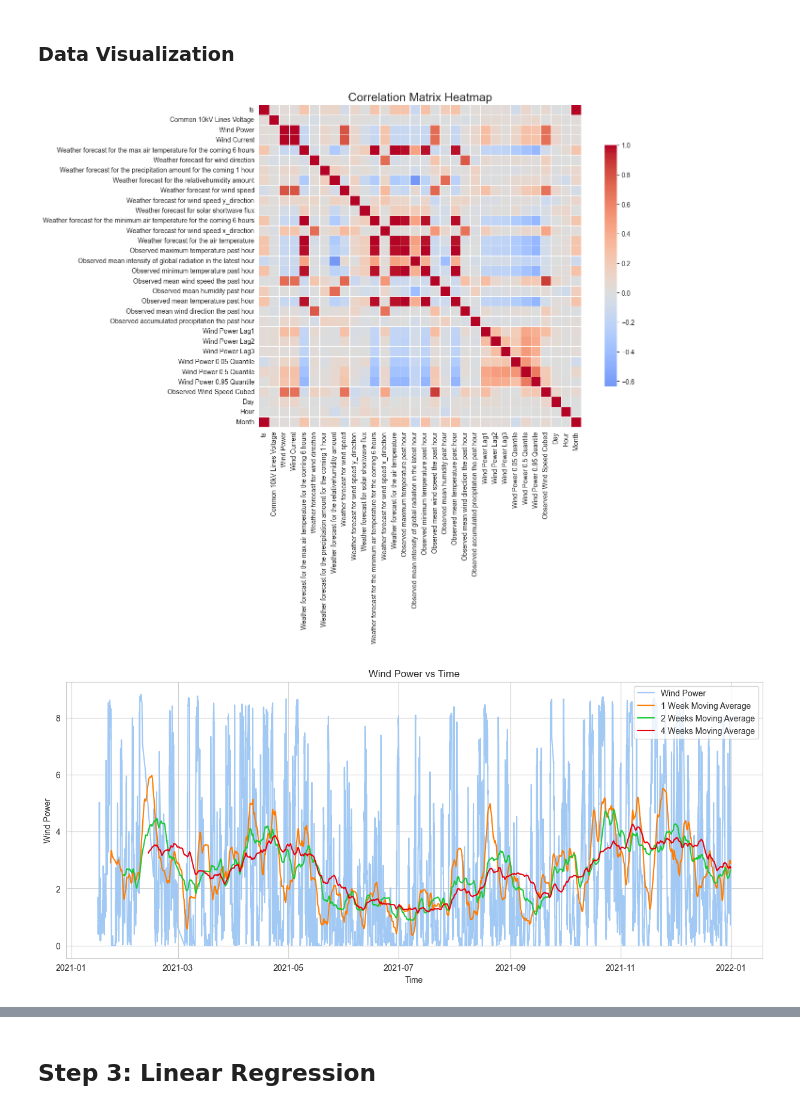
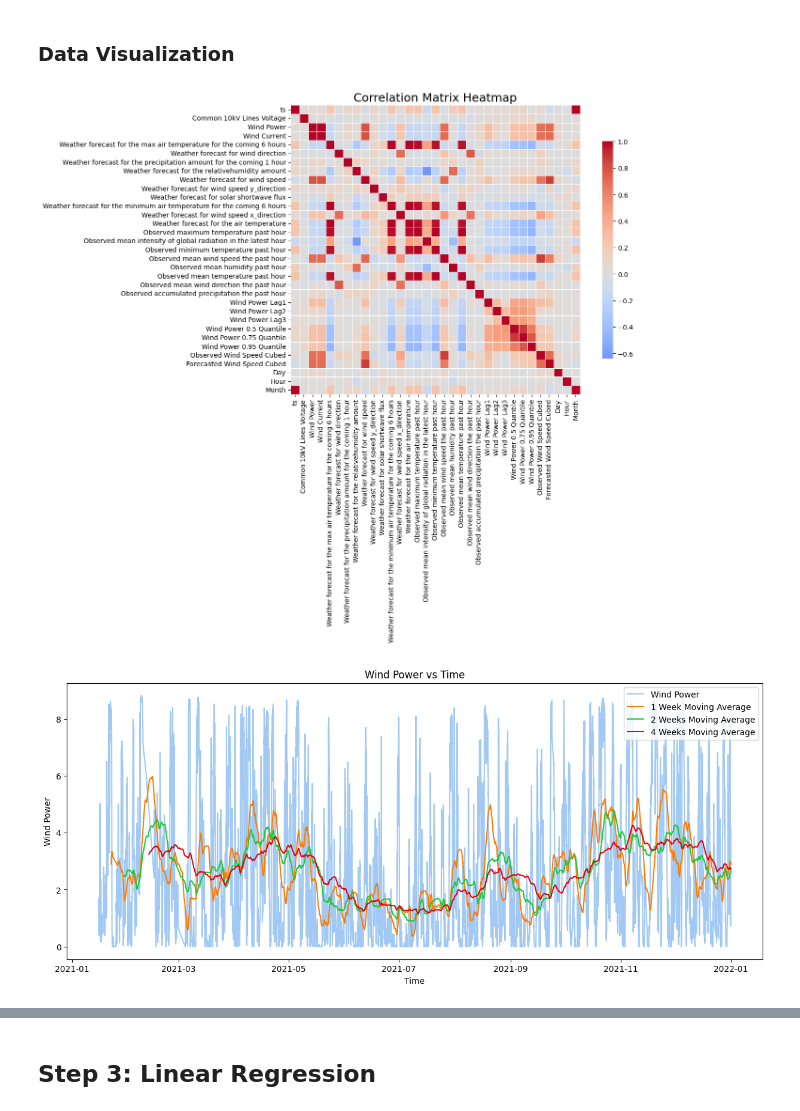
Before and after one commit to Max-f123/Machine_Learning_in_Energy_Systems, a Jupyter notebook: Test 21.ipynb, the cells around one changed output, grey strips where cells are left out. Cells and saved outputs as stored; diff of their text form; code cells hidden in the pictures.

```diff
--- a/Test 21.ipynb
+++ b/Test 21.ipynb
@@ -32,7 +32,7 @@ network['ts'] = pd.to_datetime(network['ts'])
 
 # Resample network_manager data to hourly intervals (average the data)
 network = network.set_index('ts')
-network = network.resample('H').mean()
+network = network.resample('h').mean()
 network.reset_index(inplace=True)
 # %% [markdown]
 ## Step 2: Data Handling
@@ -212,12 +216,13 @@ data['Wind Power Lag2'] = data['Wind Power'].shift(48)
 data['Wind Power Lag3'] = data['Wind Power'].shift(72)
 
 # Rolling average for 1 week (=168h) for several quantiles
-data['Wind Power 0.05 Quantile'] = data['Wind Power'].rolling(window=168).quantile(0.05)
 data['Wind Power 0.5 Quantile'] = data['Wind Power'].rolling(window=168).quantile(0.5)
+data['Wind Power 0.75 Quantile'] = data['Wind Power'].rolling(window=168).quantile(0.75)
 data['Wind Power 0.95 Quantile'] = data['Wind Power'].rolling(window=168).quantile(0.95)
 
-# Cube of windspeed?
+# Cube of windspeed? (to capture non-linear relationships or wait for polynomial features?)
 data['Observed Wind Speed Cubed'] = data['Observed mean wind speed the past hour']**3
+data['Forecasted Wind Speed Cubed'] = data['Weather forecast for wind speed']**3
 
 # Time-based features
 data['Day'] = data['ts'].dt.dayofweek
@@ -227,7 +232,7 @@ data['Month'] = data['ts'].dt.month
 Cut down the data as weather_observation starts **15/01/2021** and ends **31/12/2021**?
 # %%
 # Exclude all before 15/01/2021 for data
-start = pd.to_datetime('2021-01-15 00:00:00')
+start = pd.to_datetime('2021-01-15 16:00:00')
 data = data[data['ts'] >= start]
 # Exclude all after 31/12/2021 for data
 data = data[data['ts'] <= end]
@@ -260,15 +265,15 @@ Month                                                                       0
 dtype: int64
 # %%
-# Show me the missing values with ts
-missing_values = data[data.isnull().any(axis=1)]
-missing_values = missing_values[['ts', 'Observed mean wind speed the past hour']]
-missing_values
+# # Show me the missing values with ts
+# missing_values = data[data.isnull().any(axis=1)]
+# missing_values = missing_values[['ts', 'Observed mean wind speed the past hour']]
+# missing_values
 
-# Drop rows with missing values
-data = data.dropna()
+# # Drop rows with missing values
+# data = data.dropna()
 
-# Adjust the index
-data = data.reset_index(drop=True)
+# # Adjust the index
+# data = data.reset_index(drop=True)
 # %% [markdown]
 ### Data Visualization
 # %%
@@ -286,24 +291,24 @@ plt.tight_layout()
 
 plt.show()
 # %% [output]
-[figure, old version]
+[figure, new version]
 # %%
 palette1 = sns.color_palette("pastel")
 palette2 = sns.color_palette("bright")
 
 # Plot moving average of wind power vs time
 plt.figure(figsize=(15, 6))
-sns.lineplot(x=ts, y=y, label='Wind Power', color=palette1[0])
-sns.lineplot(x=ts, y=y.rolling(window=168).mean(), label='1 Week Moving Average', color=palette2[1])
-sns.lineplot(x=ts, y=y.rolling(window=336).mean(), label='2 Weeks Moving Average', color=palette2[2])
-sns.lineplot(x=ts, y=y.rolling(window=672).mean(), label='4 Weeks Moving Average', color=palette2[3])
+sns.lineplot(x=data['ts'], y=data['Wind Power'], label='Wind Power', color=palette1[0])
+sns.lineplot(x=data['ts'], y=data['Wind Power'].rolling(window=168).mean(), label='1 Week Moving Average', color=palette2[1])
+sns.lineplot(x=data['ts'], y=data['Wind Power'].rolling(window=336).mean(), label='2 Weeks Moving Average', color=palette2[2])
+sns.lineplot(x=data['ts'], y=data['Wind Power'].rolling(window=672).mean(), label='4 Weeks Moving Average', color=palette2[3])
 plt.title('Wind Power vs Time')
 plt.xlabel('Time')
 plt.ylabel('Wind Power')
 plt.legend(loc='upper right')
 plt.show()
 # %% [output]
-[figure, old version]
+[figure, new version]
 # %%
 # Plot wind power vs wind current
 plt.figure(figsize=(12, 6))
```
Also changed, not shown: parts of 38 cells of this notebook.
